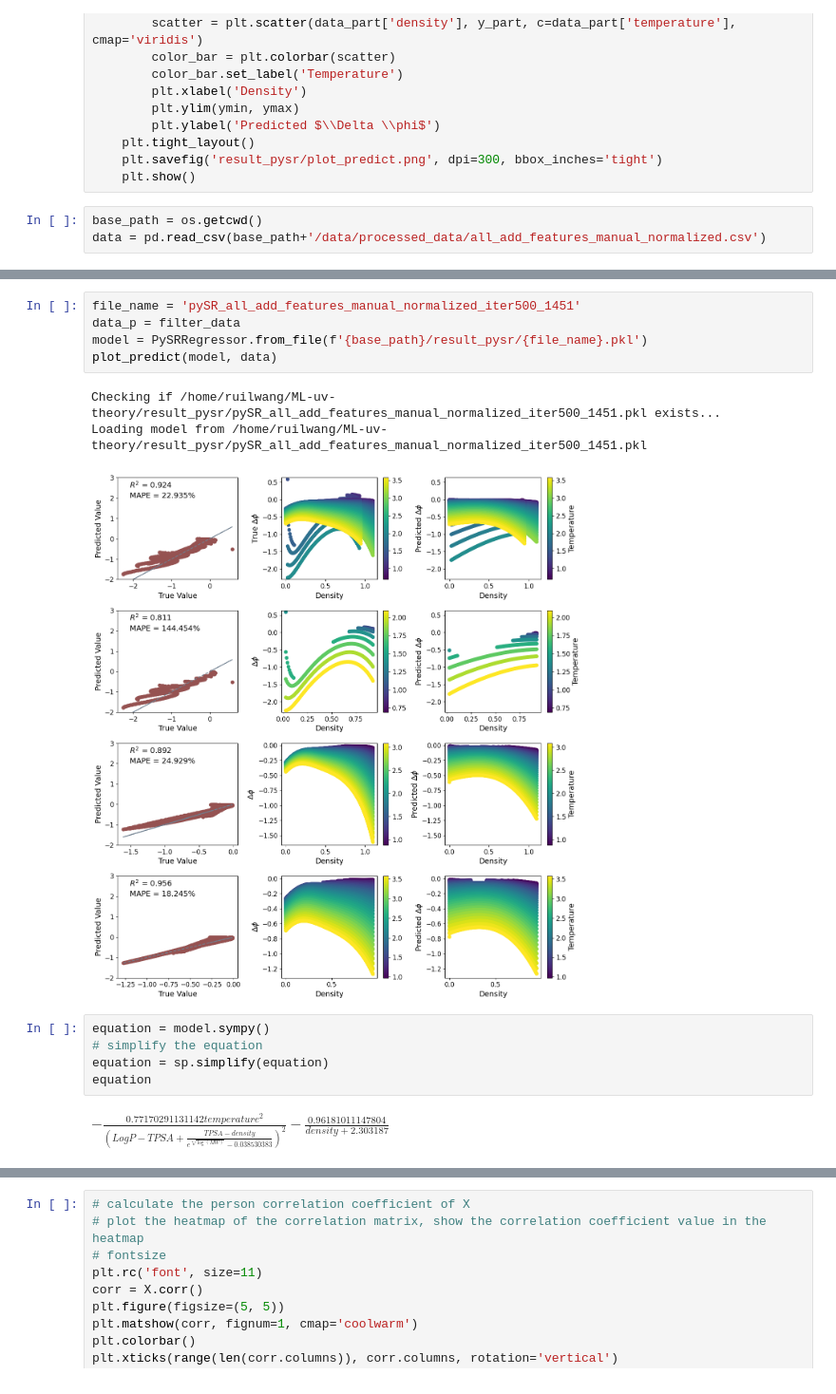
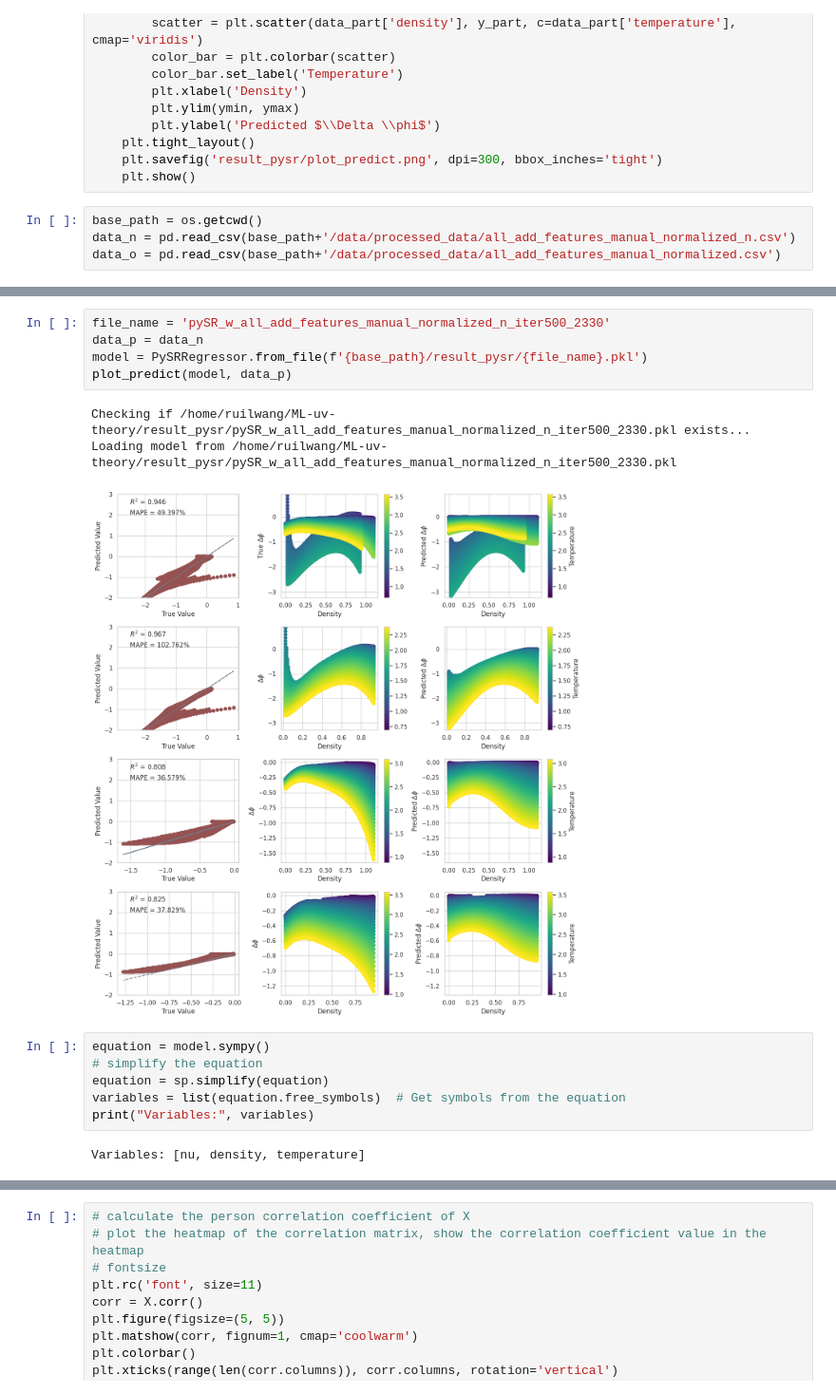
Before and after one commit to RuilongWang1215/ML-uv-theory, a Jupyter notebook: test_ml.ipynb, the cells around one changed output, grey strips where cells are left out. Shown at 95% size. Saved outputs shown, nothing was run; the diff lists cells and outputs as text.

```diff
--- a/test_ml.ipynb
+++ b/test_ml.ipynb
@@ -147,5 +149,6 @@ def plot_predict(model, data):
     plt.show()
 # %%
 base_path = os.getcwd()
-data = pd.read_csv(base_path+'/data/processed_data/all_add_features_manual_normalized.csv')
+data_n = pd.read_csv(base_path+'/data/processed_data/all_add_features_manual_normalized_n.csv')
+data_o = pd.read_csv(base_path+'/data/processed_data/all_add_features_manual_normalized.csv')
 # %%
@@ -350,16 +357,17 @@ plt.show()
 # %%
-file_name = 'pySR_all_add_features_manual_normalized_iter500_1451'
-data_p = filter_data
+file_name = 'pySR_w_all_add_features_manual_normalized_n_iter500_2330'
+data_p = data_n
 model = PySRRegressor.from_file(f'{base_path}/result_pysr/{file_name}.pkl')
-plot_predict(model, data)
+plot_predict(model, data_p)
 # %% [output]
-Checking if /home/ruilwang/ML-uv-theory/result_pysr/pySR_all_add_features_manual_normalized_iter500_1451.pkl exists...
-Loading model from /home/ruilwang/ML-uv-theory/result_pysr/pySR_all_add_features_manual_normalized_iter500_1451.pkl
+Checking if /home/ruilwang/ML-uv-theory/result_pysr/pySR_w_all_add_features_manual_normalized_n_iter500_2330.pkl exists...
+Loading model from /home/ruilwang/ML-uv-theory/result_pysr/pySR_w_all_add_features_manual_normalized_n_iter500_2330.pkl
-[figure, old version]
+[figure, new version]
 # %%
 equation = model.sympy()
 # simplify the equation
 equation = sp.simplify(equation)
-equation
+variables = list(equation.free_symbols)  # Get symbols from the equation
+print("Variables:", variables)
 # %% [output]
-$\displaystyle - \frac{0.77170291131142 temperature^{2}}{\left(LogP - TPSA + \frac{TPSA - density}{e^{\sqrt[8]{\log{\left(MW \right)}}} - 0.038530383}\right)^{2}} - \frac{0.96181011147804}{density + 2.303187}$
+Variables: [nu, density, temperature]
```
Also changed, not shown: parts of 18 cells of this notebook, 29 other files.
